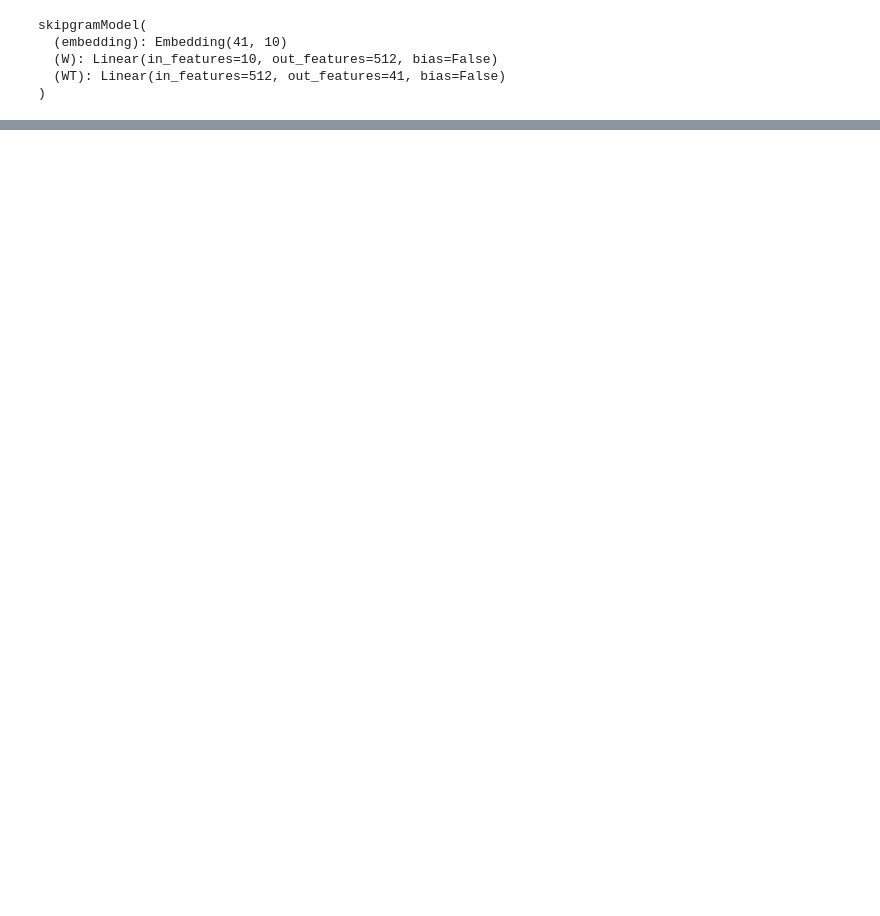
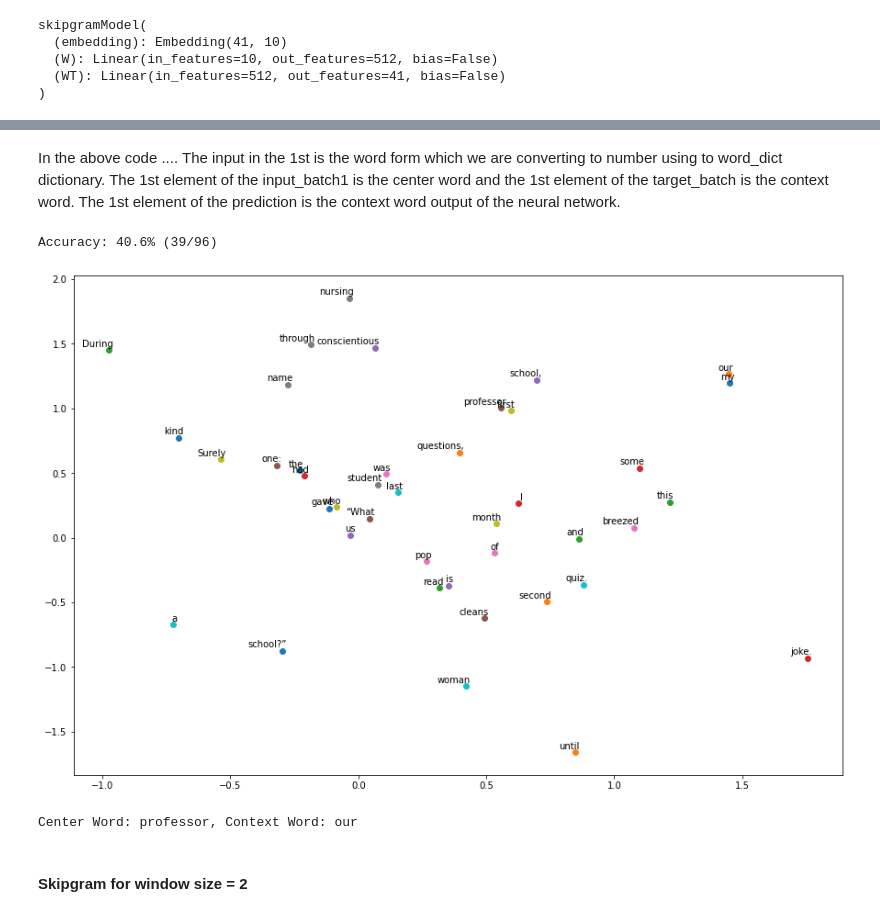
Before and after one commit to SaiSuvamPatnaik/NLP-in-Pytorch, a Jupyter notebook: NLP_IN_PYTORCH_LEARNING.ipynb, the cells around one changed output, grey strips where cells are left out. Saved outputs shown, nothing was run; the diff lists cells and outputs as text; code cells hidden in the pictures; blank space fills up the shorter version.

```diff
--- a/NLP_IN_PYTORCH_LEARNING.ipynb
+++ b/NLP_IN_PYTORCH_LEARNING.ipynb
@@ -647,8 +633,8 @@ from tqdm import tqdm
 def random_batch(skip_grams):
     random_inputs = []
     random_labels = []
-    random_index = np.random.choice(range(len(skip_grams)), 2, replace=False)
-    print(random_index)
+    random_index = np.random.choice(range(len(skip_grams)), batch_size, replace=False)
+    # print(random_index)
     for i in random_index:
         random_inputs.append(skip_grams[i][0])  # target
         random_labels.append(skip_grams[i][1])  # context word
@@ -656,0 +649,4 @@ def random_batch(skip_grams):
+# %%
+a = random_batch(skipgram(word_sequence))
+print(a)
+[word_dict[n1] for n1 in a[0]]
@@ -738,0 +758,2 @@ tensor([35, 25])
+# %% [markdown]
+In the above code .... The input in the 1st is the word form which we are converting to number using to word_dict dictionary. The 1st element of the input_batch1 is the center word and the 1st element of the target_batch is the context word. The 1st element of the prediction is the context word output of the neural network.
@@ -738,0 +780,14 @@ tensor([35, 25])
+# %%
+Skipgram_test(skipgram(word_sequence), model)
+# %% [output]
+Accuracy: 40.6% (39/96)
+# %%
+plt.figure(figsize=(15,10))
+for w in word_list:
+    x = model.get_word_emdedding(w).detach().data.numpy()[0][0]
+    y = model.get_word_emdedding(w).detach().data.numpy()[0][1]
+    plt.scatter(x, y)
+    plt.annotate(w, xy=(x, y), xytext=(5, 2), textcoords='offset points', ha='right', va='bottom')
+plt.show()
+# %% [output]
+[figure, added]
@@ -738,0 +798,12 @@ tensor([35, 25])
+# %%
+model_pred = []
+model_pred.append(pred[0])
+
+word = word_dict_inverse[torch.argmax(model(torch.LongTensor([word_dict[model_pred[-1]]]))).item()]
+model_pred.append(word)
+
+print("Center Word: \033[1m {} \033[0;0m , Context Word: \033[1m {} \033[0;0m".format(model_pred[0],model_pred[1]))
+# %% [output]
+Center Word: professor, Context Word: our
+# %% [markdown]
+#### Skipgram for window size = 2
```
Also changed, not shown: parts of 47 cells of this notebook.
